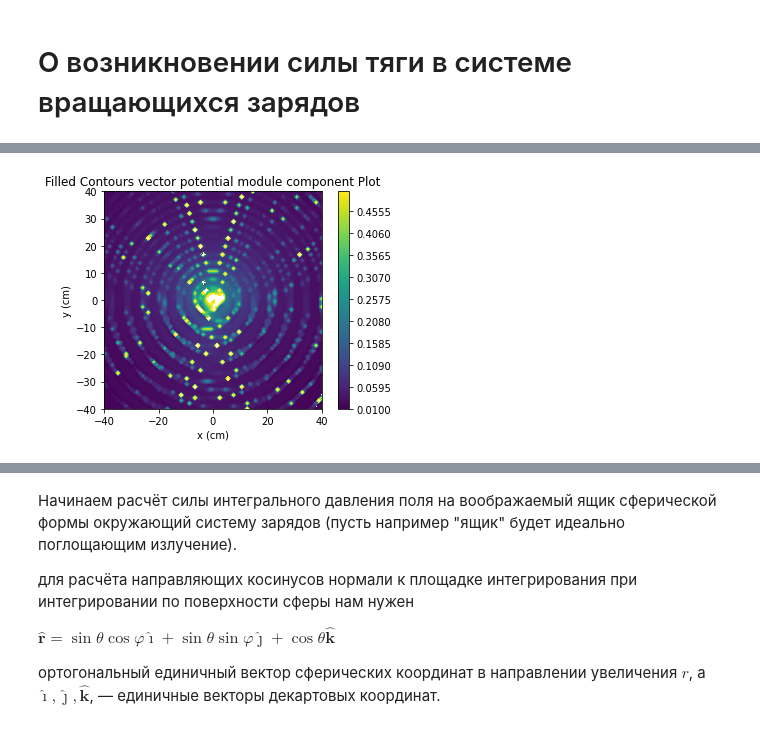
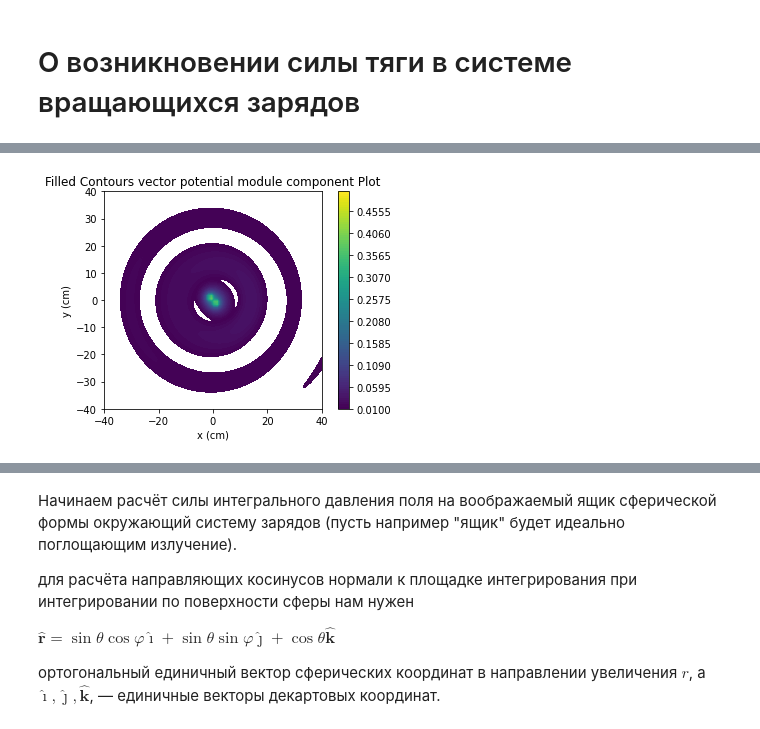
Before and after one commit to daju1/articles, a Jupyter notebook: vimaniks/vimanic_cython_c1.ipynb, the cells around one changed output, grey strips where cells are left out. Drawn from its saved outputs; the diff is of its cells as text; code cells hidden in the pictures.

```diff
--- a/vimaniks/vimanic_cython_c1.ipynb
+++ b/vimaniks/vimanic_cython_c1.ipynb
@@ -567,3 +613,4 @@ def get_omega_d(vc):
 set_c(1.0)
 set_timespan_Epsilon(1.e-15)
 v_c = np.float128(0.984)
+v_c = np.float128(0.2)
@@ -856,15 +960,15 @@ plt.show()
 # %%
 fig,ax=plt.subplots(1,1)
 cp = ax.contourf(xa_grid,ya_grid, am_, levels = np.linspace(0.01, 0.5, int((1-0.01)/0.01+1)))
-#cp = ax.contourf(xa_grid,ya_grid, am_)
+cp = ax.contourf(xa_grid,ya_grid, am_)
 fig.colorbar(cp) # Add a colorbar to a plot
 ax.set_title('Filled Contours vector potential module component Plot')
 ax.set_xlabel('x (cm)')
 ax.set_ylabel('y (cm)')
 ax.set_aspect(1)
 plt.show()
 # %% [output]
-[figure, old version]
+[figure, new version]
 # %%
 fig,ax=plt.subplots(1,1)
 #cp = ax.contourf(xa_grid,ya_grid, an_, levels = np.linspace(0.04, 0.5, int((1-0.04)/0.04+1)))
```
Also changed, not shown: parts of 36 cells of this notebook, 2 other files.
